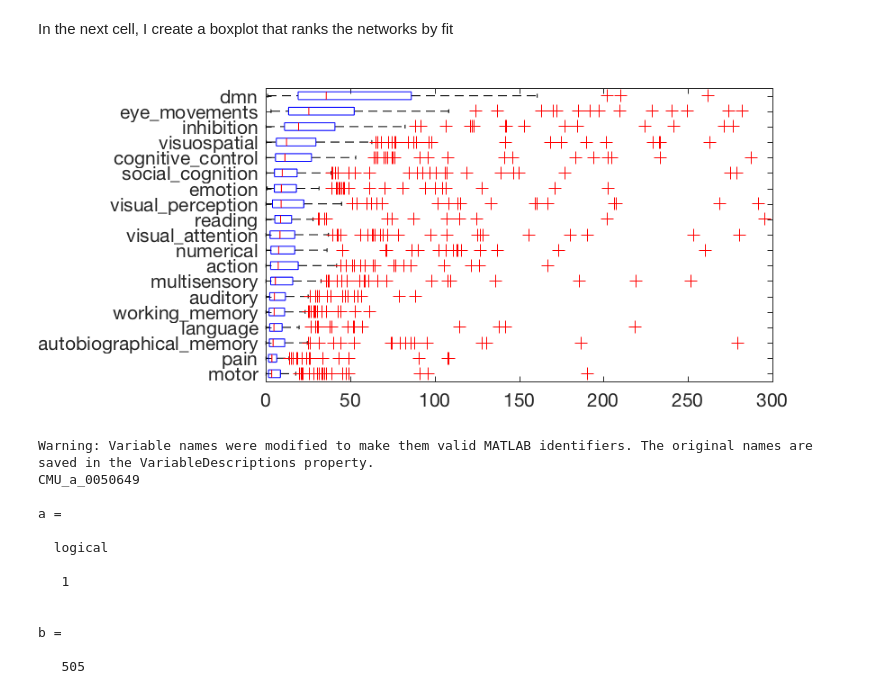
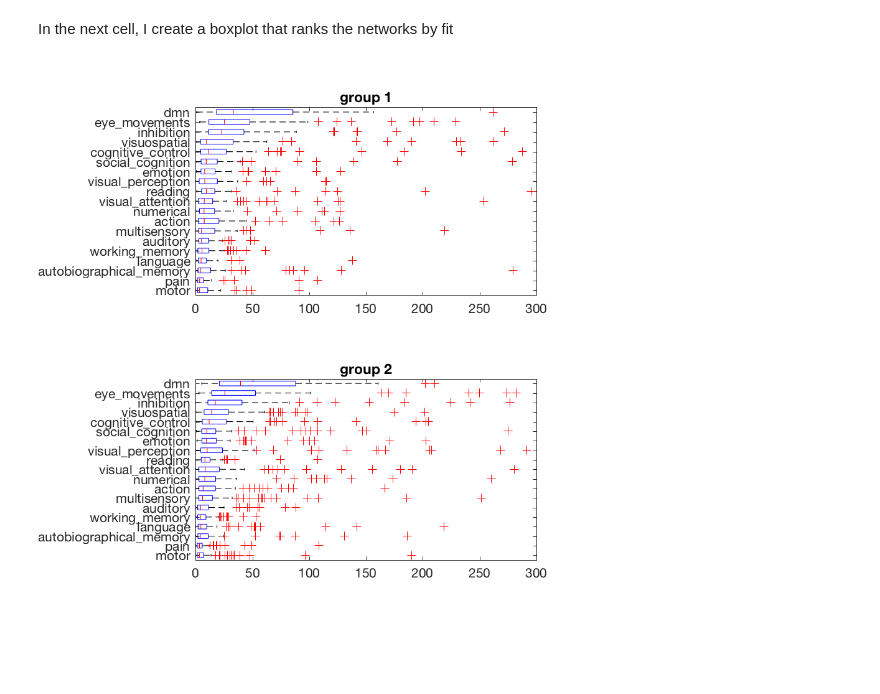
Before and after one commit to autism-research-centre/Autism-Gradients, a Jupyter notebook: compare-gradients-networks.ipynb, the cells around one changed output. Cells and saved outputs as stored; diff of their text form; code cells hidden in the pictures; blank space fills up the shorter version.

Commit message:
Saved ratios to file, updated plotting

```diff
--- a/compare-gradients-networks.ipynb
+++ b/compare-gradients-networks.ipynb
@@ -46,34 +68,21 @@ end
 # %% [markdown]
 In the next cell, I create a boxplot that ranks the networks by fit
 # %%
-%plot inline -s 900,400
+%plot inline -s 900,900
 network_files = dir(fullfile(pwd, 'ROIs_mask', '*FDR_0.01.nii*'));
 [~, sortorder] = sort(median(ratio, 2));
 figure;
 labels = {network_files(:).name};
 for i = 1:numel(labels)
     labels{i} = labels{i}(1:end-23);
 end
-boxplot((ratio(sortorder, :)'), 'orientation', 'horizontal', 'Label', labels(sortorder));
-xlim([0, 300]);
+
+for igroup = 1:2
+    subplot(2, 1, igroup);
+    boxplot((ratio(sortorder, group==igroup)'), 'orientation', 'horizontal', 'Label', labels(sortorder));
+    xlim([0, 300]);
+    title(['group ', num2str(igroup)]);
+end
 % MatlabFuncs.xticklabel_rotate([1:inetwork],90,{network_files(:).name},'interpreter','none')
 # %% [output]
-[figure, old version]
+[figure, new version]
-# %%
-phenodata = readtable(fullfile(pwd, 'data', 'Outputs', 'Phenotypic_V1_0b_preprocessed1.csv'));
-disp(transformfiles(1).name(4:end-34))
-[a, b] = ismember(transformfiles(1).name(4:end-34), phenodata.FILE_ID(:))
-# %% [output]
-Warning: Variable names were modified to make them valid MATLAB identifiers. The original names are saved in the VariableDescriptions property.
-CMU_a_0050649
-
-a =
-
-  logical
-
-   1
-
-
-b =
-
-   505
```
Also changed, not shown: parts of 2 cells of this notebook, 1 other file.
